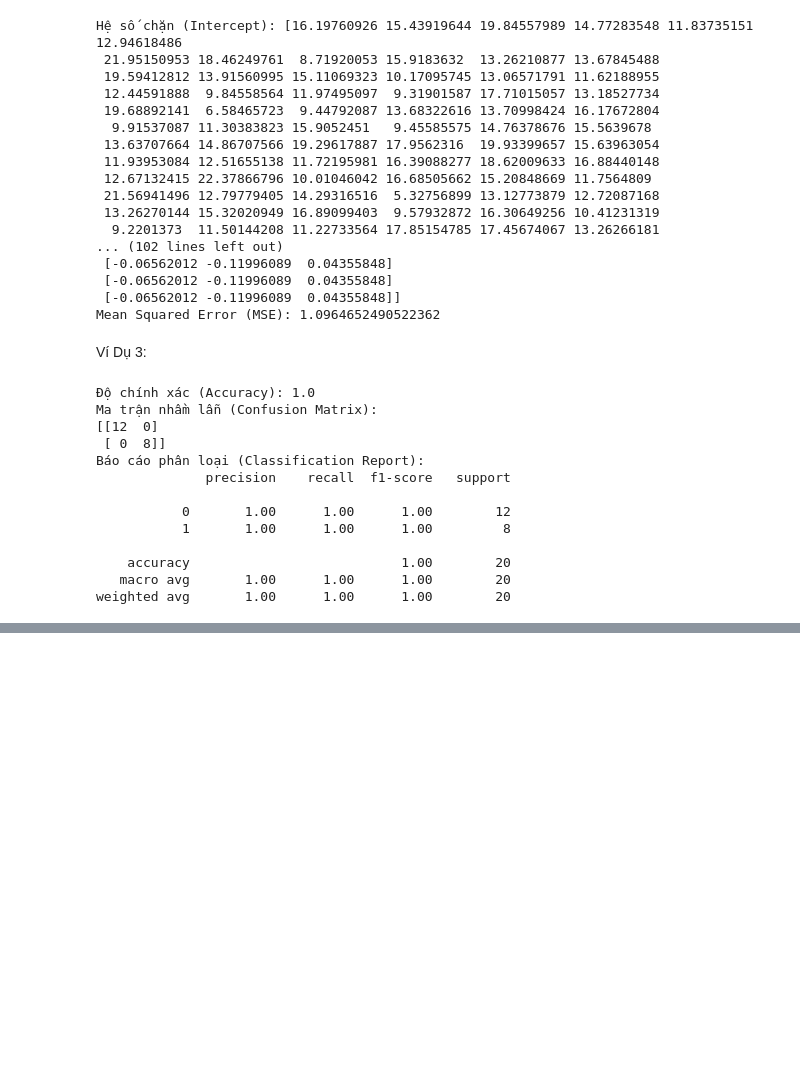
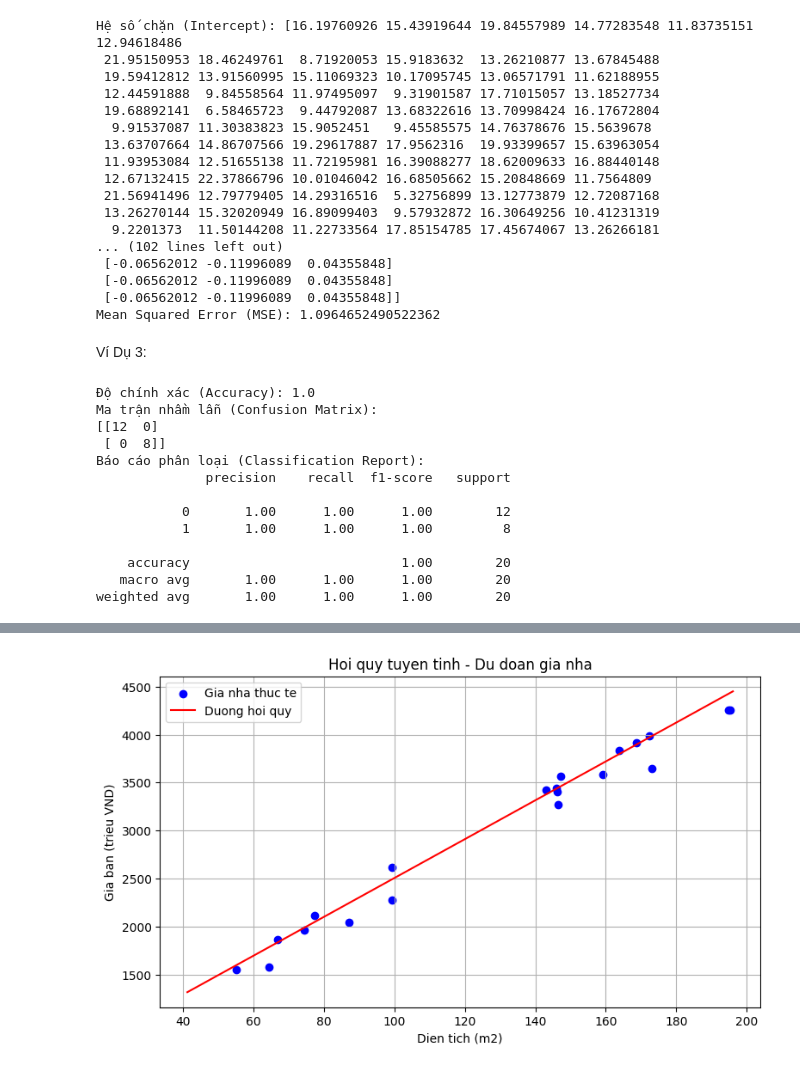
Before and after one commit to QuocHuy443/HocSau, a Jupyter notebook: tuan1/machinelearning1.ipynb, the cells around one changed output, grey strips where cells are left out. Saved outputs shown, nothing was run; the diff lists cells and outputs as text; code cells hidden in the pictures; blank space fills up the shorter version.

```diff
--- a/tuan1/machinelearning1.ipynb
+++ b/tuan1/machinelearning1.ipynb
@@ -138,0 +141,84 @@ weighted avg       1.00      1.00      1.00        20
+# %%
+
+# 1. Khai bao thu vien
+import numpy as np
+import matplotlib.pyplot as plt
+
+from sklearn.linear_model import LinearRegression
+from sklearn.model_selection import train_test_split
+from sklearn.metrics import mean_squared_error, r2_score
+
+# 2. Tao du lieu gia dinh
+rng = np.random.default_rng(42)
+
+n = 100
+
+# Dien tich nha tu 40 den 200 m2
+dien_tich = rng.uniform(40, 200, n)
+
+# Tao nhieu theo phan phoi chuan
+nhieu = rng.normal(0, 150, n)
+
+# Gia ban (trieu VND)
+gia_ban = 500 + 20 * dien_tich + nhieu
+
+# 3. Chuyen du lieu dau vao thanh ma tran 2 chieu
+X = dien_tich.reshape(-1, 1)
+y = gia_ban
+
+# 4. Chia tap train va test
+X_train, X_test, y_train, y_test = train_test_split(
+    X, y, test_size=0.2, random_state=42
+)
+
+# 5. Khoi tao mo hinh
+model = LinearRegression()
+
+# 6. Huan luyen mo hinh
+model.fit(X_train, y_train)
+
+# 7. Du doan tren tap kiem tra
+y_pred = model.predict(X_test)
+
+# 8. Danh gia mo hinh
+mse = mean_squared_error(y_test, y_pred)
+rmse = np.sqrt(mse)
+r2 = r2_score(y_test, y_pred)
+
+# 9. In ket qua
+print(f"He so chan: {model.intercept_:.4f}")
+print(f"He so goc: {model.coef_[0]:.4f}")
+print(f"MSE: {mse:.4f}")
+print(f"RMSE: {rmse:.4f}")
+print(f"R2: {r2:.4f}")
+
+# 10. Du doan gia nha 100 m2
+nha_moi = np.array([[100]])
+gia_du_doan = model.predict(nha_moi)
+
+print(f"Gia nha 100 m2: {gia_du_doan[0]:.2f} trieu VND")
+
+# 11. Tao duong hoi quy de ve
+X_line = np.linspace(X.min(), X.max(), 200).reshape(-1, 1)
+y_line = model.predict(X_line)
+
+# 12. Ve bieu do
+plt.figure(figsize=(9, 5))
+
+plt.scatter(
+    X_test[:, 0], y_test,
+    color="blue", label="Gia nha thuc te"
+)
+
+plt.plot(
+    X_line[:, 0], y_line,
+    color="red", label="Duong hoi quy"
+)
+
+plt.title("Hoi quy tuyen tinh - Du doan gia nha")
+plt.xlabel("Dien tich (m2)")
+plt.ylabel("Gia ban (trieu VND)")
+plt.legend()
+plt.grid(True)
+plt.show()
+# %% [output]
@@ -138,0 +231 @@ weighted avg       1.00      1.00      1.00        20
+[figure, added]
```
Also changed, not shown: parts of 4 cells of this notebook.
